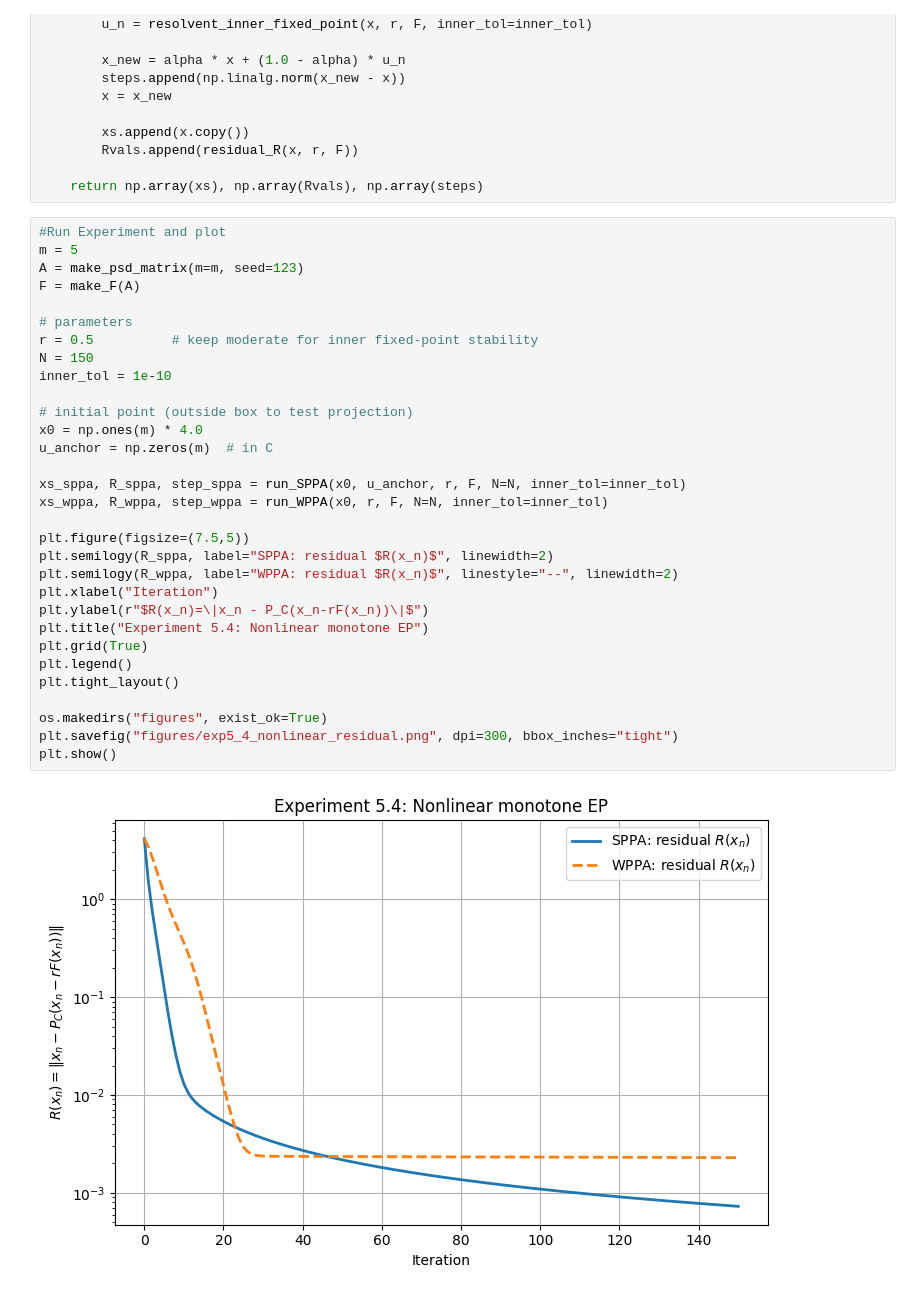
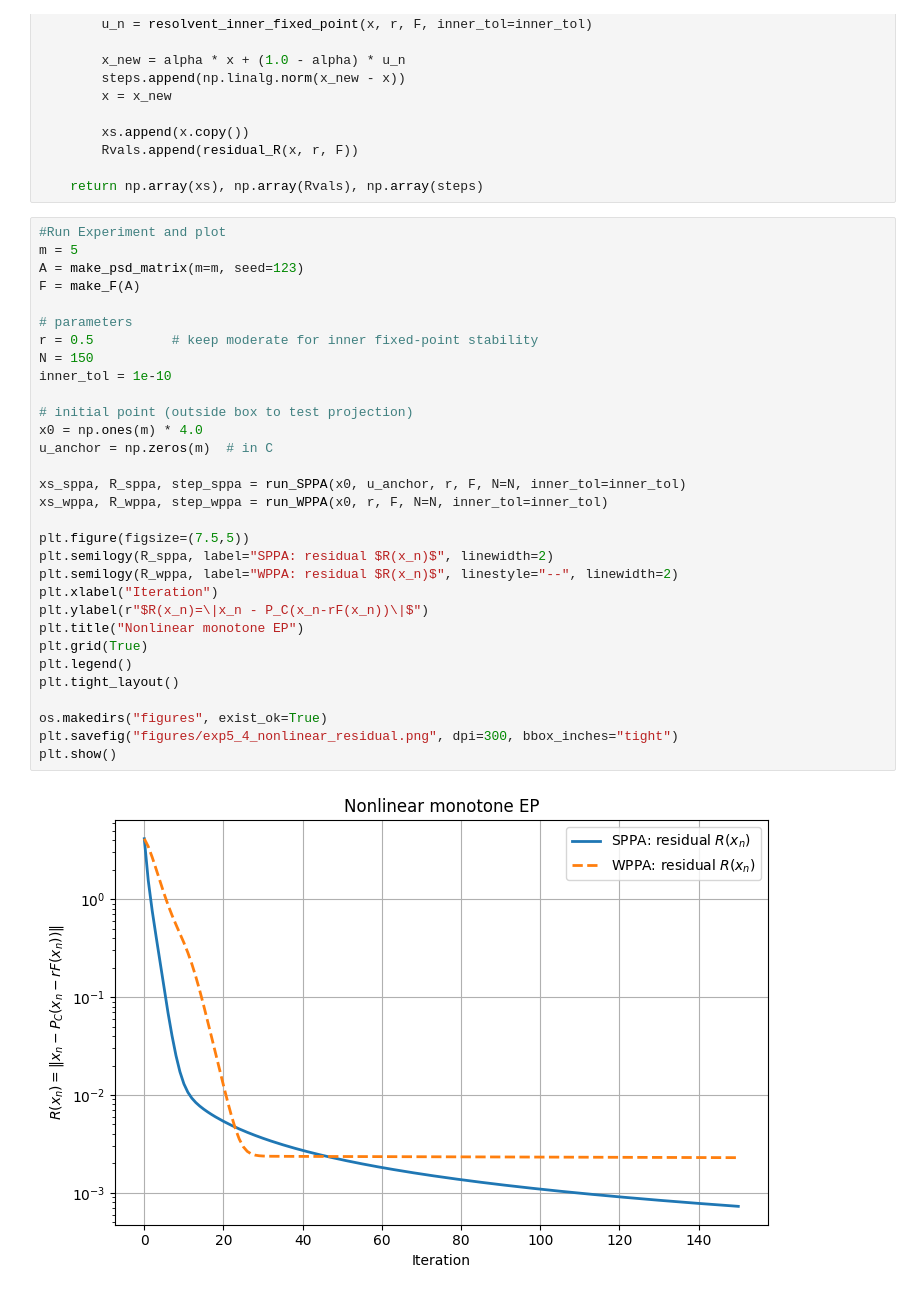
Before and after one commit to otitamario/sp-pa-gep, a Jupyter notebook: notebooks/Experiment_5_4.ipynb, the cells around one changed output. Cells and saved outputs as stored; diff of their text form.

```diff
--- a/notebooks/Experiment_5_4.ipynb
+++ b/notebooks/Experiment_5_4.ipynb
@@ -135,35 +135,35 @@ def run_WPPA(x0, r, F, N=200, inner_tol=1e-10):
 #Run Experiment and plot
 m = 5
 A = make_psd_matrix(m=m, seed=123)
 F = make_F(A)
 
 # parameters
 r = 0.5          # keep moderate for inner fixed-point stability
 N = 150
 inner_tol = 1e-10
 
 # initial point (outside box to test projection)
 x0 = np.ones(m) * 4.0
 u_anchor = np.zeros(m)  # in C
 
 xs_sppa, R_sppa, step_sppa = run_SPPA(x0, u_anchor, r, F, N=N, inner_tol=inner_tol)
 xs_wppa, R_wppa, step_wppa = run_WPPA(x0, r, F, N=N, inner_tol=inner_tol)
 
 plt.figure(figsize=(7.5,5))
 plt.semilogy(R_sppa, label="SPPA: residual $R(x_n)$", linewidth=2)
 plt.semilogy(R_wppa, label="WPPA: residual $R(x_n)$", linestyle="--", linewidth=2)
 plt.xlabel("Iteration")
 plt.ylabel(r"$R(x_n)=\|x_n - P_C(x_n-rF(x_n))\|$")
-plt.title("Experiment 5.4: Nonlinear monotone EP")
+plt.title("Nonlinear monotone EP")
 plt.grid(True)
 plt.legend()
 plt.tight_layout()
 
 os.makedirs("figures", exist_ok=True)
 plt.savefig("figures/exp5_4_nonlinear_residual.png", dpi=300, bbox_inches="tight")
 plt.show()
 # %% [output]
-[figure, old version]
+[figure, new version]
 # %%
 # Plot norms ||x_{n+1}-x_n||
 plt.figure(figsize=(7.5,5))
```
Also changed, not shown: parts of 8 cells of this notebook.
